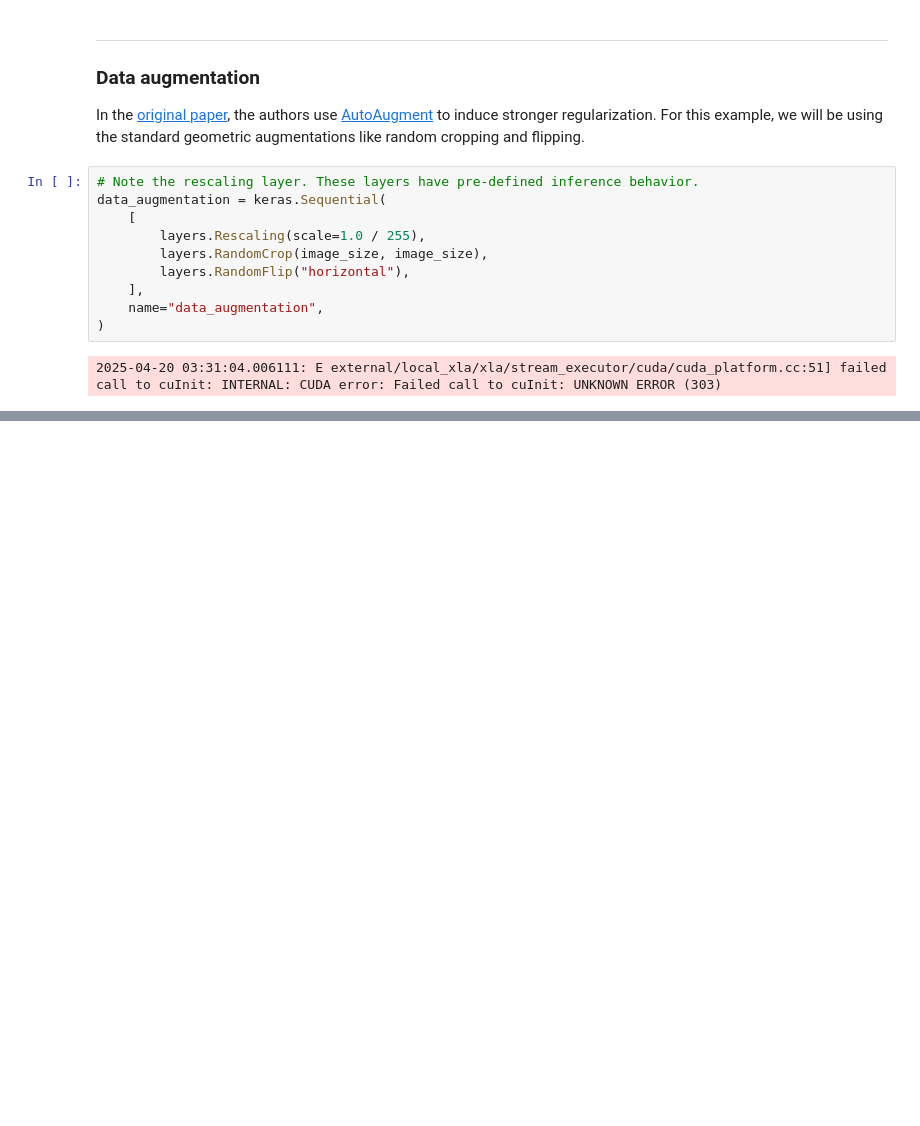
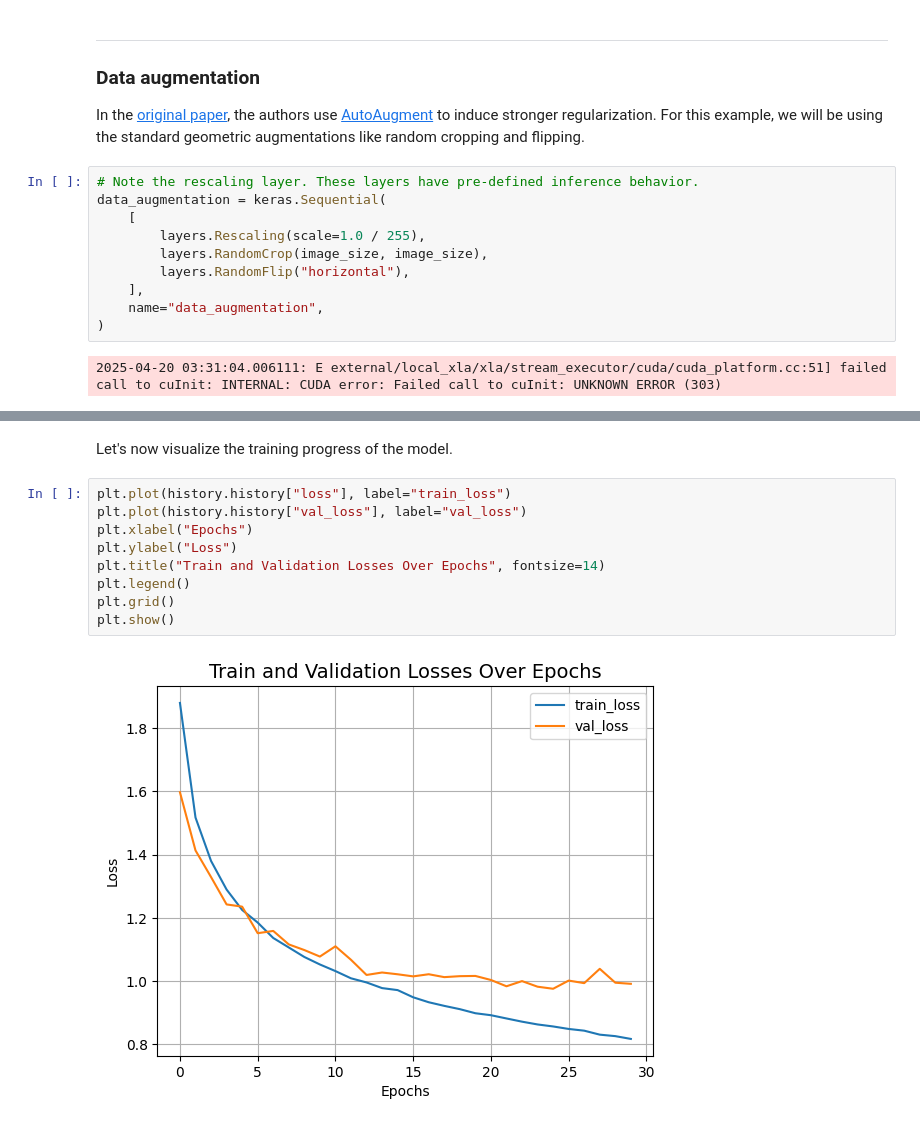
Before and after one commit to cstone157/jupyter_tensorflow2, a Jupyter notebook: tensor.org/tutorials/computer_vision/09-compact-convolutional-transformers.ipynb, the cells around one changed output, grey strips where cells are left out. Cells and saved outputs as stored; diff of their text form; blank space fills up the shorter version.

```diff
--- a/tensor.org/tutorials/computer_vision/09-compact-convolutional-transformers.ipynb
+++ b/tensor.org/tutorials/computer_vision/09-compact-convolutional-transformers.ipynb
@@ -253,0 +384,13 @@ data_augmentation = keras.Sequential(
+# %% [markdown]
+Let's now visualize the training progress of the model.
+# %%
+plt.plot(history.history["loss"], label="train_loss")
+plt.plot(history.history["val_loss"], label="val_loss")
+plt.xlabel("Epochs")
+plt.ylabel("Loss")
+plt.title("Train and Validation Losses Over Epochs", fontsize=14)
+plt.legend()
+plt.grid()
+plt.show()
+# %% [output]
+[figure, added]
```
Also changed, not shown: parts of 5 cells of this notebook, 1 other file.
